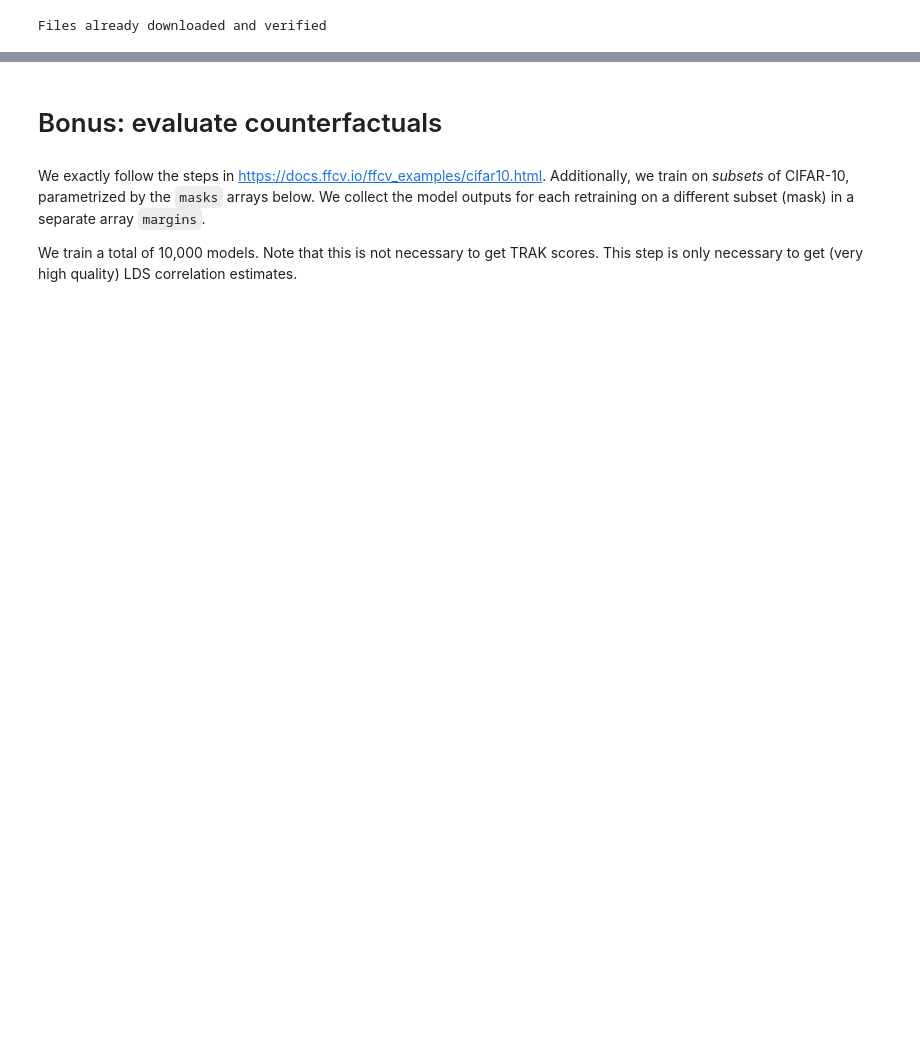
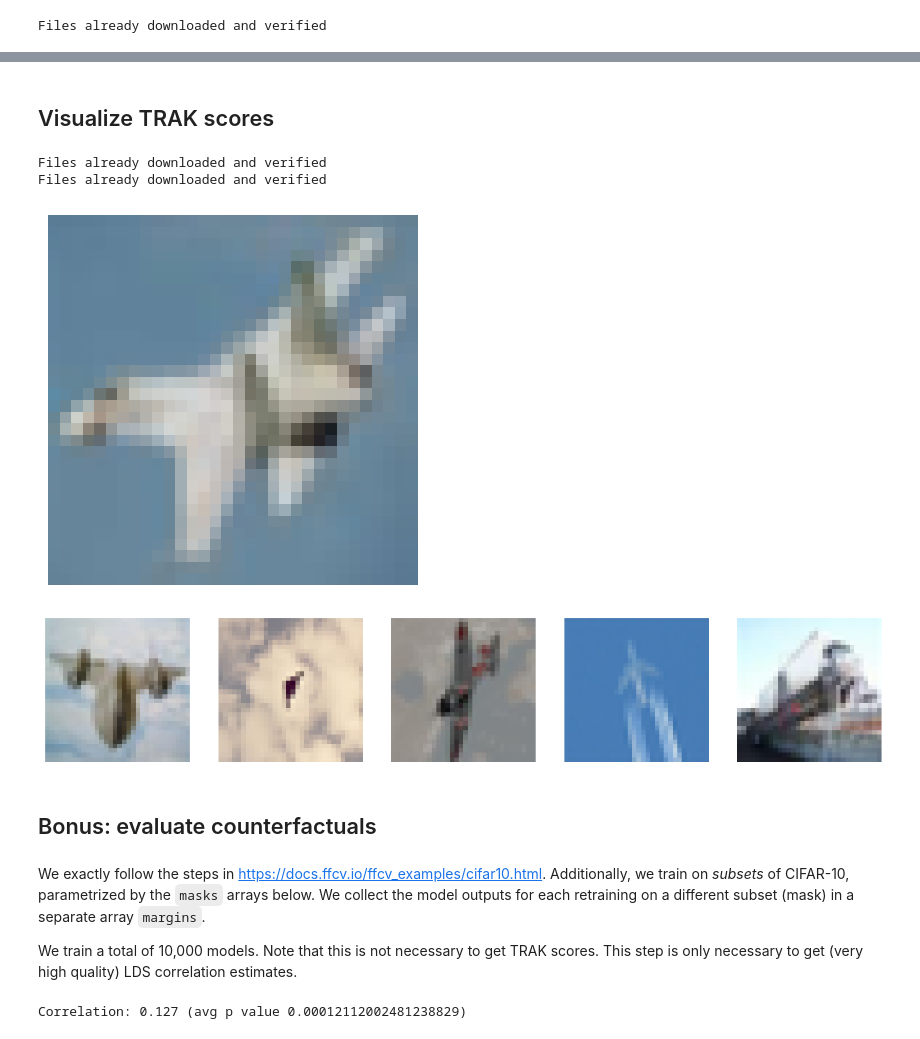
Before and after one commit to MadryLab/trak, a Jupyter notebook: examples/cifar_quickstart.ipynb, the cells around one changed output, grey strips where cells are left out. Cells and saved outputs as stored; diff of their text form; code cells hidden in the pictures; blank space fills up the shorter version.

```diff
--- a/examples/cifar_quickstart.ipynb
+++ b/examples/cifar_quickstart.ipynb
@@ -111,0 +135,4 @@ ckpts = [torch.load(ckpt, map_location='cpu') for ckpt in ckpt_files]
+# %%
+model = construct_rn9().to(memory_format=torch.channels_last).cuda()
+model.load_state_dict(ckpts[0])
+model = model.eval()
@@ -119,7 +166,6 @@ from trak import TRAKer
 
 traker = TRAKer(model=model,
                 task='image_classification',
-                proj_dim=1024,
-                save_dir='/tmp/trak_store',
+                proj_dim=4096,
                 train_set_size=len(loader_train.dataset))
 # %% [output]
@@ -134,9 +175,7 @@ Files already downloaded and verified
 # %%
-from tqdm import tqdm
-
 for model_id, ckpt in enumerate(tqdm(ckpts)):
     traker.load_checkpoint(ckpt, model_id=model_id)
-    for batch in loader_train:
+    for batch in tqdm(loader_train):
         batch = [x.cuda() for x in batch]
         traker.featurize(batch=batch, num_samples=batch[0].shape[0])
 
@@ -161,0 +201,2 @@ Saving scores in /tmp/trak_store/scores/scores_150a5fe1-7655-46c3-9bd0-ebee4feee
+# %% [markdown]
+## Visualize TRAK scores
@@ -162,5 +205,22 @@ Saving scores in /tmp/trak_store/scores/scores_150a5fe1-7655-46c3-9bd0-ebee4feee
+# %%
+ds_train = torchvision.datasets.CIFAR10(root='/tmp/cifar/', download=True, train=True)
+ds_val = torchvision.datasets.CIFAR10(root='/tmp/cifar/', download=True, train=False)
+# %% [output]
+Files already downloaded and verified
+Files already downloaded and verified
+# %%
+i = 10
+plt.imshow(ds_val[i][0]); plt.axis('off'); plt.show()
+top_trak_scorers = scores[:, i].argsort()[-5:].cpu().numpy()[::-1]
+
+fig, axs = plt.subplots(ncols=5, figsize=(15, 3))
+for ii, train_im_ind in enumerate(top_trak_scorers):
+    axs[ii].imshow(ds_train[train_im_ind][0]); axs[ii].axis('off')
+# %% [output]
+[figure, added]
+[figure, added]
 # %% [markdown]
-# Bonus: evaluate counterfactuals
+## Bonus: evaluate counterfactuals
 # %% [markdown]
 We exactly follow the steps in https://docs.ffcv.io/ffcv_examples/cifar10.html. Additionally, we train on *subsets* of CIFAR-10, parametrized by the `masks` arrays below. We collect the model outputs for each retraining on a different subset (mask) in a separate array `margins`.
 
@@ -195,3 +255,5 @@ def eval_correlations(scores, tmp_path):
     return rs.mean()
 # %%
-eval_correlations(scores.cpu(), '.')
+corr = eval_correlations(scores.cpu(), '.')
+# %% [output]
+Correlation: 0.127 (avg p value 0.00012112002481238829)
```
Also changed, not shown: parts of 22 cells of this notebook.
